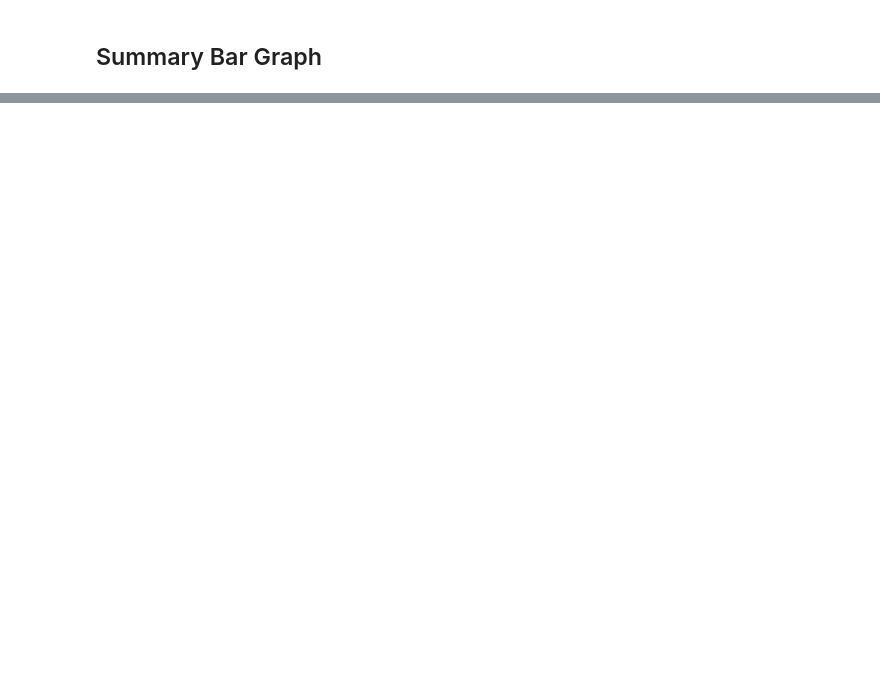
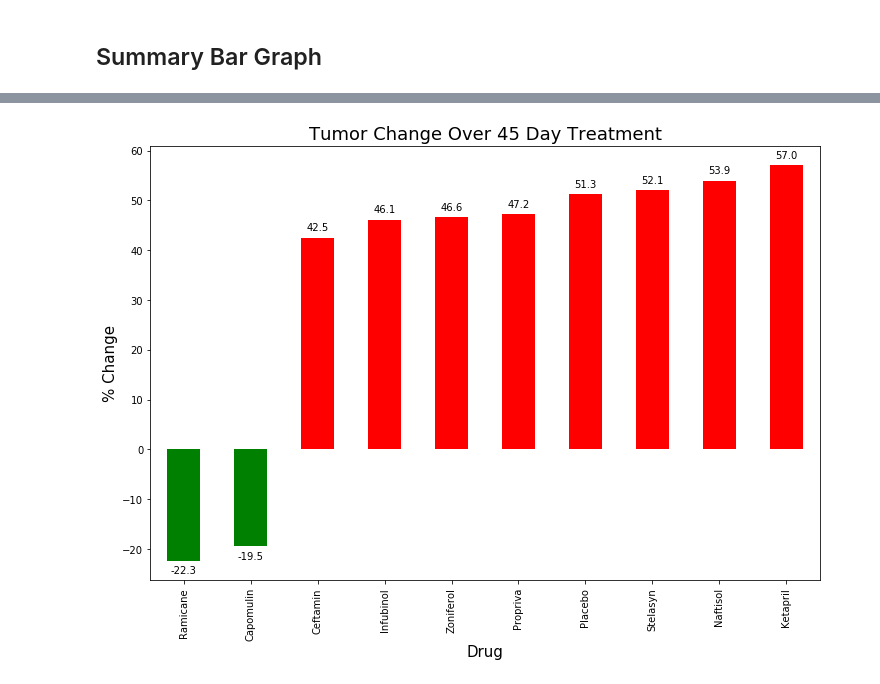
Before and after one commit to ASooklall/matplotlib-challenge, a Jupyter notebook: Pymaceuticals/pymaceuticals.ipynb, the cells around one changed output, grey strips where cells are left out. Cells and saved outputs as stored; diff of their text form; code cells hidden in the pictures; blank space fills up the shorter version.

```diff
--- a/Pymaceuticals/pymaceuticals.ipynb
+++ b/Pymaceuticals/pymaceuticals.ipynb
@@ -258,5 +200,10 @@ plt.show()
 ## Summary Bar Graph
 # %%
 # Calculate the percent changes for each drug
-
+pc_start = mean_tvol_pivot.iloc[0,:]
+pc_end = mean_tvol_pivot.iloc[9,:]
+perchange = (pc_end - pc_start)/pc_start * 100
+perchange_df = pd.DataFrame(perchange)
+perchange_df = perchange_df.rename(columns={0:'% Change'})
+perchange_df
 # Display the data to confirm
@@ -288,0 +223,72 @@ fig.show()
+# %%
+# Store all Relevant Percent Changes into a Tuple
+perchange_df = perchange_df.sort_values(by='% Change', ascending = True)
+
+# Show the Figure
+x = tuple(perchange_df.index)
+y = list(perchange_df['% Change'])
+
+# In my original code I create a series and run on that,
+# so for consistency I create a series from the list.
+freq_series = pd.Series.from_array(y)
+
+x_labels = x
+mask = perchange_df['% Change'] <= 0
+colors = np.array(['r']*len(perchange_df))
+colors[mask.values] = 'g'
+# Plot the figure.
+plt.figure(figsize=(12, 8))
+ax = freq_series.plot(kind='bar',color=colors)
+ax.set_title('Tumor Change Over 45 Day Treatment',size=18)
+ax.set_xlabel('Drug',size=15)
+ax.set_ylabel('% Change',size=15)
+ax.set_xticklabels(x_labels)
+
+
+def add_value_labels(ax, spacing=5):
+    """Add labels to the end of each bar in a bar chart.
+
+    Arguments:
+        ax (matplotlib.axes.Axes): The matplotlib object containing the axes
+            of the plot to annotate.
+        spacing (int): The distance between the labels and the bars.
+    """
+
+    # For each bar: Place a label
+    for rect in ax.patches:
+        # Get X and Y placement of label from rect.
+        y_value = rect.get_height()
+        x_value = rect.get_x() + rect.get_width() / 2
+
+        # Number of points between bar and label. Change to your liking.
+        space = spacing
+        # Vertical alignment for positive values
+        va = 'bottom'
+
+        # If value of bar is negative: Place label below bar
+        if y_value < 0:
+            # Invert space to place label below
+            space *= -1
+            # Vertically align label at top
+            va = 'top'
+
+        # Use Y value as label and format number with one decimal place
+        label = "{:.1f}".format(y_value)
+
+        # Create annotation
+        ax.annotate(
+            label,                      # Use `label` as label
+            (x_value, y_value),         # Place label at end of the bar
+            xytext=(0, space),          # Vertically shift label by `space`
+            textcoords="offset points", # Interpret `xytext` as offset in points
+            ha='center',                # Horizontally center label
+            va=va)                      # Vertically align label differently for
+                                        # positive and negative values.
+
+# Call the function above. All the magic happens there.
+
+add_value_labels(ax)
+
+plt.savefig('Tumor_change_over_45_day_treatment.png')
+# %% [output]
+[figure, added]
```
Also changed, not shown: parts of 9 cells of this notebook, 5 other files.
